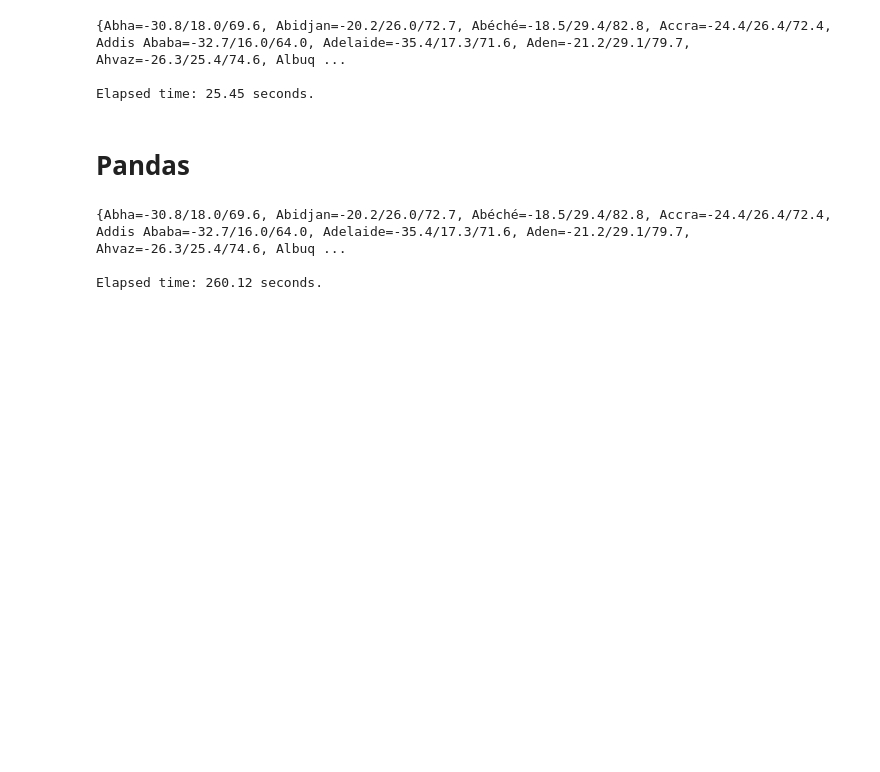
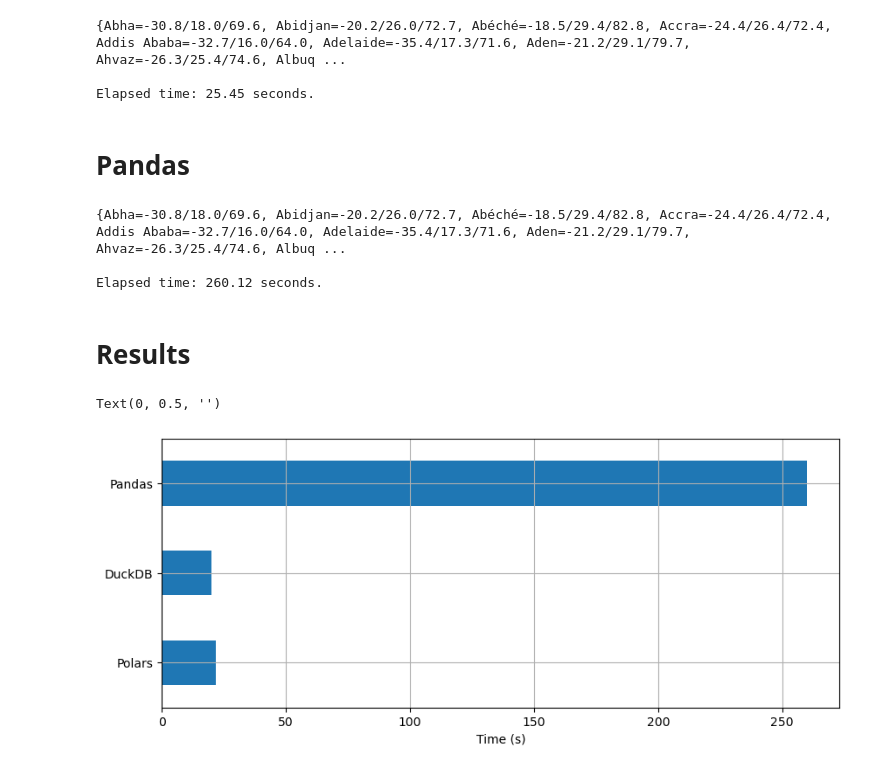
Before and after one commit to maximilianzuern/1brc, a Jupyter notebook: performance.ipynb, the cells around one changed output. Cells and saved outputs as stored; diff of their text form; code cells hidden in the pictures; blank space fills up the shorter version.

Commit message:
added DuckDB and Results section

```diff
--- a/performance.ipynb
+++ b/performance.ipynb
@@ -24,3 +36,17 @@ print(f"\nElapsed time: {tm.time() - t0:.2f} seconds.")
 {Abha=-30.8/18.0/69.6, Abidjan=-20.2/26.0/72.7, Abéché=-18.5/29.4/82.8, Accra=-24.4/26.4/72.4, Addis Ababa=-32.7/16.0/64.0, Adelaide=-35.4/17.3/71.6, Aden=-21.2/29.1/79.7, Ahvaz=-26.3/25.4/74.6, Albuq ...
 
 Elapsed time: 260.12 seconds.
+# %% [markdown]
+# Results
+# %%
+import pandas as pd
+import matplotlib.pyplot as plt
+
+df =  pd.DataFrame({'time': [21.76, 19.88, 260.12], "name": ["Polars", "DuckDB", "Pandas"]})
+
+df.plot(kind='barh', x="name", y="time", legend=False, grid=True, figsize=(10, 4))
+plt.xlabel('Time (s)')
+plt.ylabel('')
+# %% [output]
+Text(0, 0.5, '')
+[figure, added]
```
Also changed, not shown: parts of 2 cells of this notebook.
